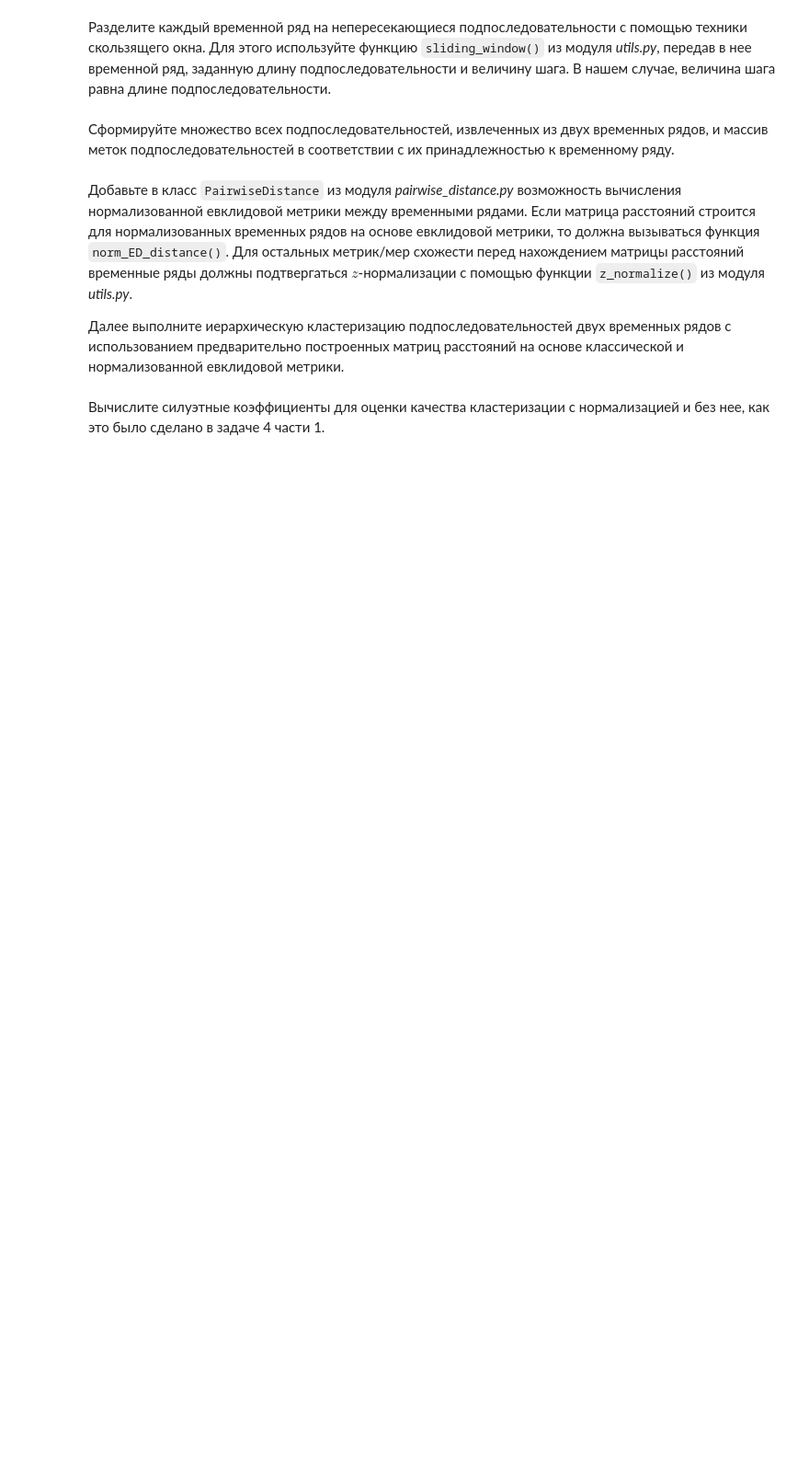
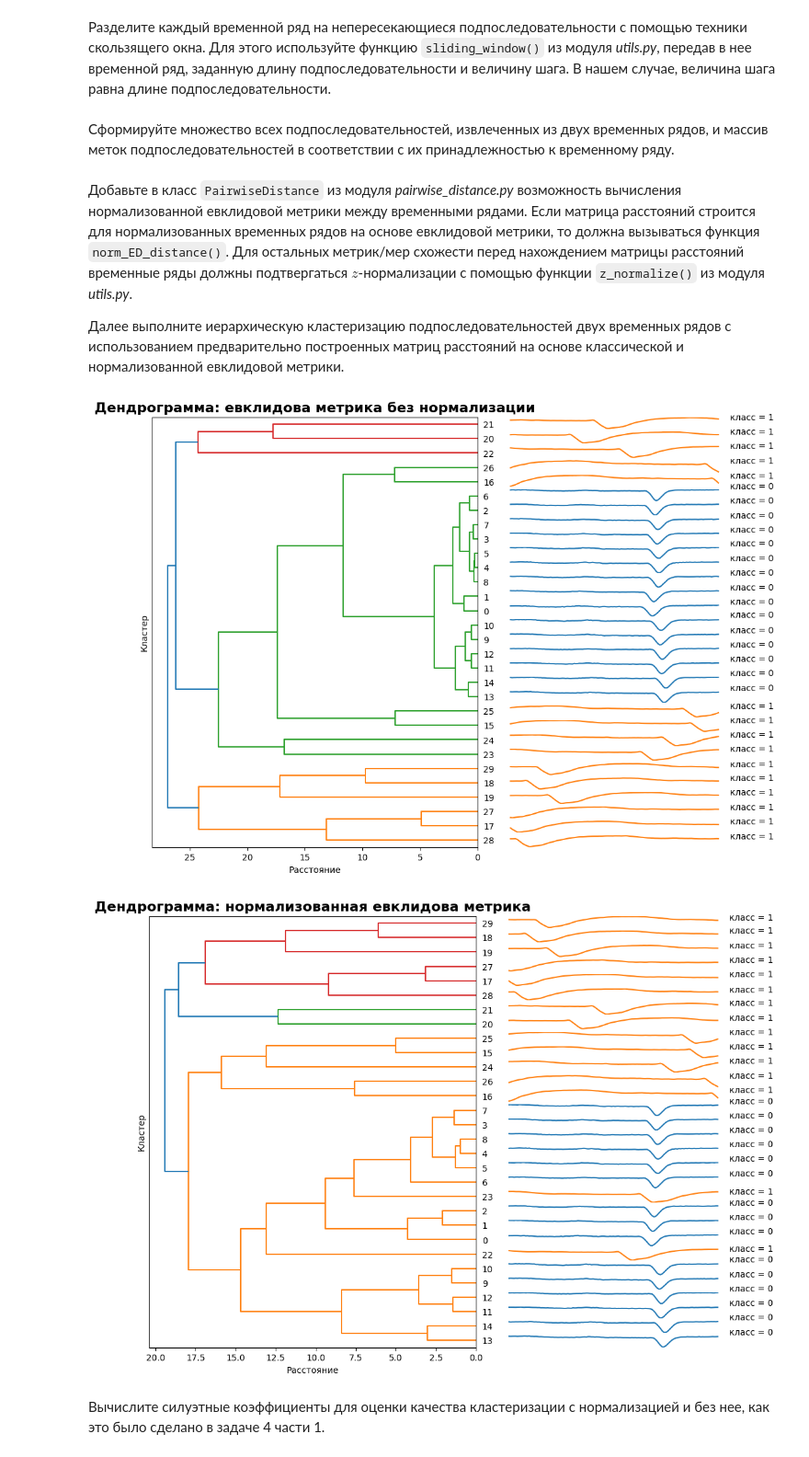
Before and after one commit to Morkva12/2026-Cheskidov, a Jupyter notebook: practice/01 Basics/01 Basics.ipynb, the cells around one changed output. Shown at 92% size. Saved outputs shown, nothing was run; the diff lists cells and outputs as text; code cells hidden in the pictures; blank space fills up the shorter version.

```diff
--- a/practice/01 Basics/01 Basics.ipynb
+++ b/practice/01 Basics/01 Basics.ipynb
@@ -348,2 +356,21 @@ labels = np.array([0]*subs_set1[0:15].shape[0] + [1]*subs_set2[0:15].shape[0])
+# %%
+n_clusters = 2
+
+# 1. Матрицы расстояний между подпоследовательностями
+ed_matrix = PairwiseDistance(metric='euclidean', is_normalize=False).calculate(subs_set)
+norm_ed_matrix = PairwiseDistance(metric='euclidean', is_normalize=True).calculate(subs_set)
+
+# 2. Иерархическая кластеризация без нормализации
+ed_clustering = TimeSeriesHierarchicalClustering(n_clusters=n_clusters, method='complete')
+ed_pred_labels = ed_clustering.fit_predict(ed_matrix)
+ed_clustering.plot_dendrogram(subs_set, labels, title='Дендрограмма: евклидова метрика без нормализации')
+
+# 3. Иерархическая кластеризация с нормализацией
+norm_ed_clustering = TimeSeriesHierarchicalClustering(n_clusters=n_clusters, method='complete')
+norm_ed_pred_labels = norm_ed_clustering.fit_predict(norm_ed_matrix)
+norm_ed_clustering.plot_dendrogram(subs_set, labels, title='Дендрограмма: нормализованная евклидова метрика')
+# %% [output]
+[figure, added]
+[figure, added]
 # %% [markdown]
 Вычислите силуэтные коэффициенты для оценки качества кластеризации с нормализацией и без нее, как это было сделано в задаче 4 части 1.
```
Also changed, not shown: parts of 29 cells of this notebook, 6 other files.
